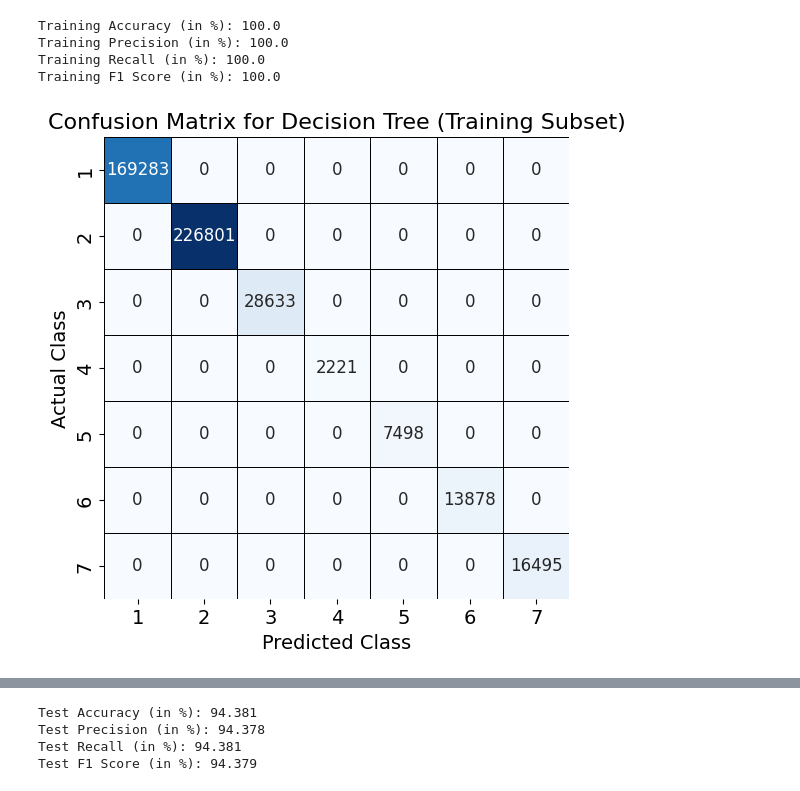
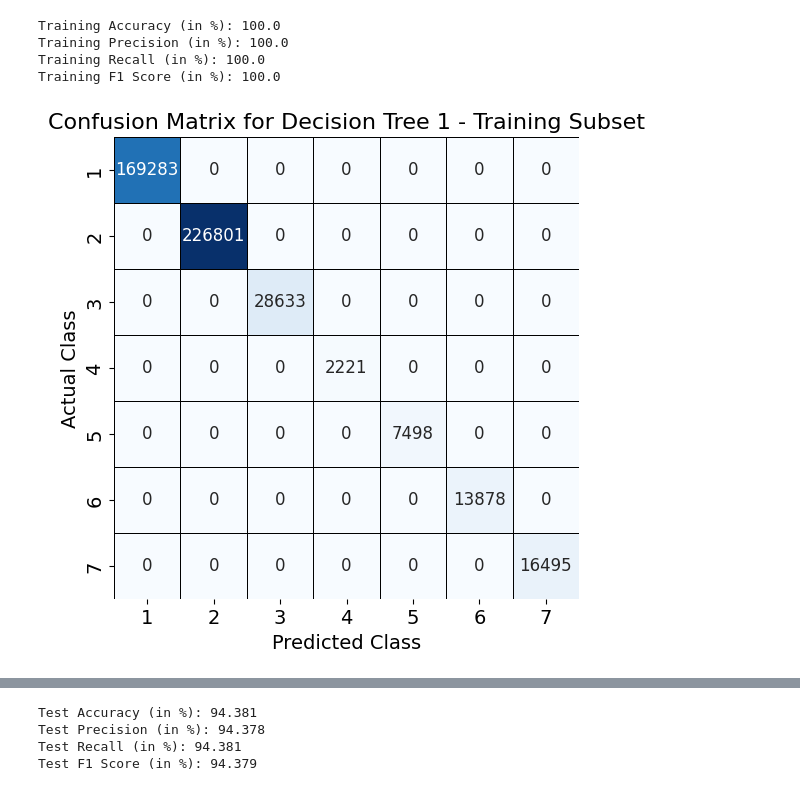
Before and after one commit to Mouleshwar3238/Forest_Cover_Classification, a Jupyter notebook: DecisionTree_ForestCover.ipynb, the cells around one changed output, grey strips where cells are left out. Cells and saved outputs as stored; diff of their text form; code cells hidden in the pictures.

```diff
--- a/DecisionTree_ForestCover.ipynb
+++ b/DecisionTree_ForestCover.ipynb
@@ -67,16 +67,16 @@ Training F1 Score (in %): 100.0
 # %%
 conf_mat_train1 = confusion_matrix(y_train,y_train_pred1)
 
 plt.figure(figsize=(6,6))
 sns.heatmap(conf_mat_train1, annot=True, fmt='d', cmap='Blues', cbar=False, linewidths=0.5, linecolor='black',
             xticklabels=dt1.classes_, yticklabels=dt1.classes_, annot_kws={"size": 12})
 plt.xlabel('Predicted Class', color='black', fontsize=14)
 plt.ylabel('Actual Class', color='black', fontsize=14)
-plt.title('Confusion Matrix for Decision Tree (Training Subset)', color='black', fontsize=16)
+plt.title('Confusion Matrix for Decision Tree 1 - Training Subset', color='black', fontsize=16)
 plt.tick_params(axis='both', which='major', labelsize=14)
 plt.show()
 # %% [output]
-[figure, old version]
+[figure, new version]
 # %%
 # Plotting the bar graph for frequency distribution of actual and predicted labels (Test Subset)
 actual_labels_train, actual_counts_train = np.unique(y_train, return_counts=True)
```
Also changed, not shown: parts of 7 cells of this notebook.
